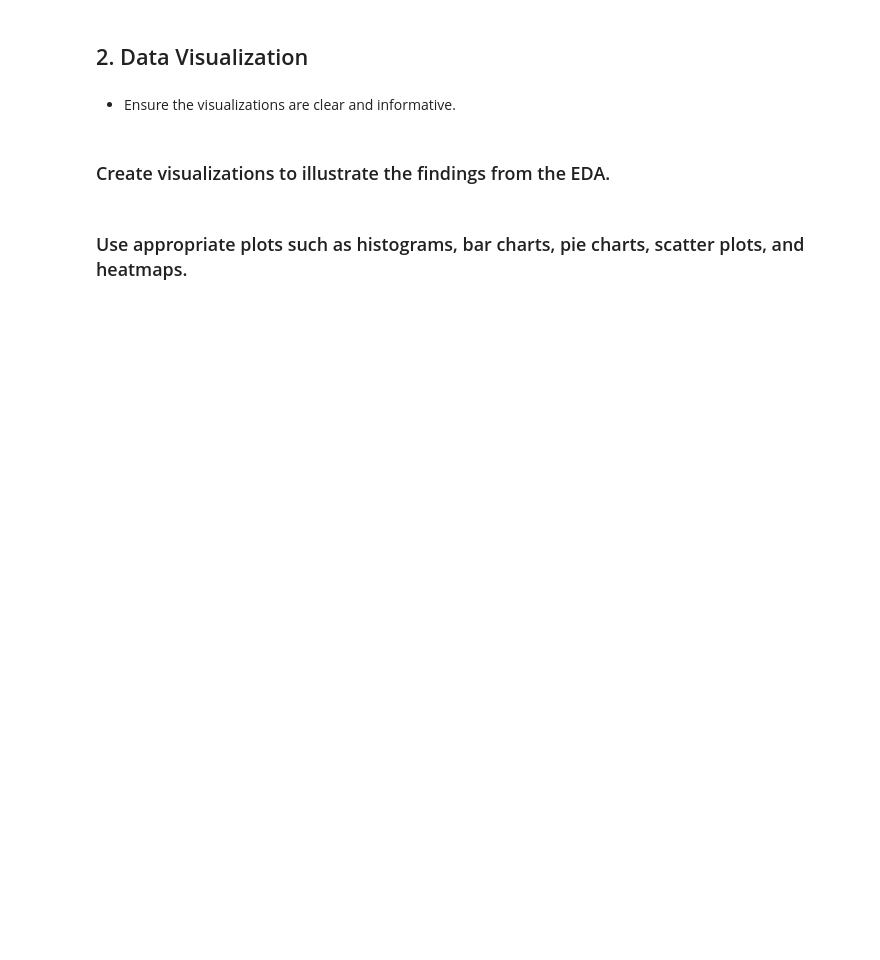
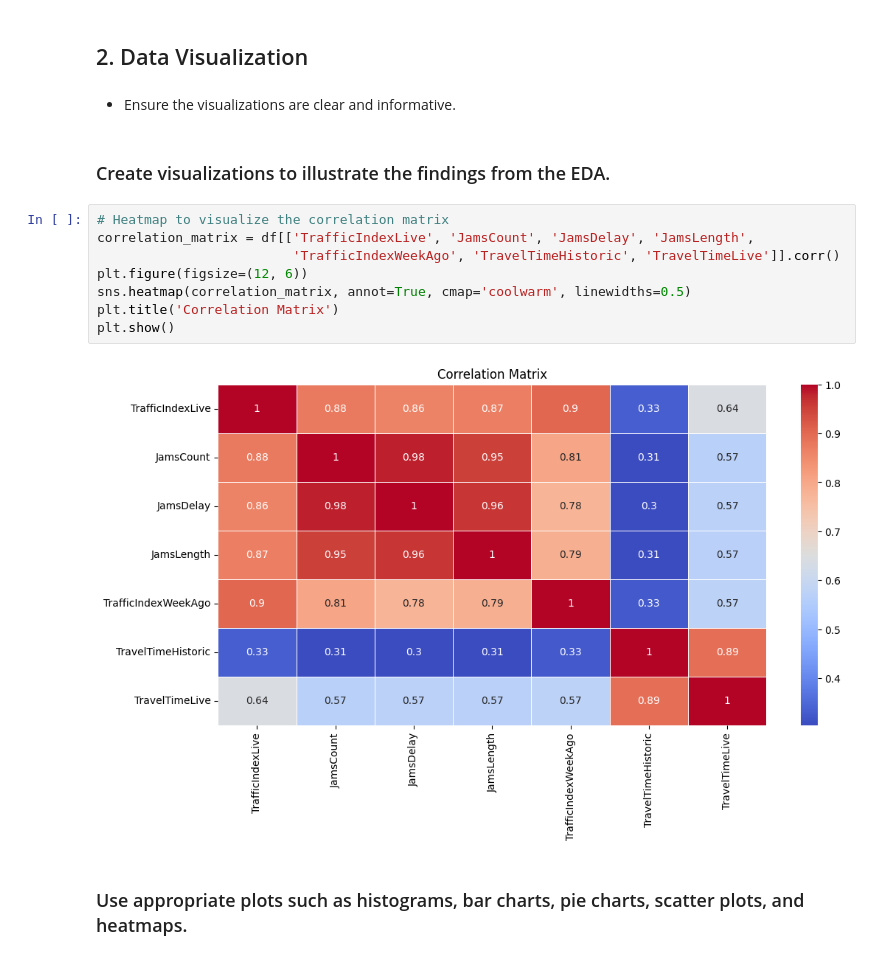
Before and after one commit to TariqAlhathloul/T55_DataScienceBootCamp, a Jupyter notebook: Tasks/Task (2) Week 1.ipynb, the cells around one changed output. Saved outputs shown, nothing was run; the diff lists cells and outputs as text; blank space fills up the shorter version.

```diff
--- a/Tasks/Task (2) Week 1.ipynb
+++ b/Tasks/Task (2) Week 1.ipynb
@@ -119,5 +144,15 @@ AttributeError: Can only use .dt accessor with datetimelike values
 * Ensure the visualizations are clear and informative.
 # %% [markdown]
 ### Create visualizations to illustrate the findings from the EDA.
+# %%
+# Heatmap to visualize the correlation matrix
+correlation_matrix = df[['TrafficIndexLive', 'JamsCount', 'JamsDelay', 'JamsLength',
+                         'TrafficIndexWeekAgo', 'TravelTimeHistoric', 'TravelTimeLive']].corr()
+plt.figure(figsize=(12, 6))
+sns.heatmap(correlation_matrix, annot=True, cmap='coolwarm', linewidths=0.5)
+plt.title('Correlation Matrix')
+plt.show()
+# %% [output]
+[figure, added]
 # %% [markdown]
 ### Use appropriate plots such as histograms, bar charts, pie charts, scatter plots, and heatmaps.
```
Also changed, not shown: parts of 10 cells of this notebook.
